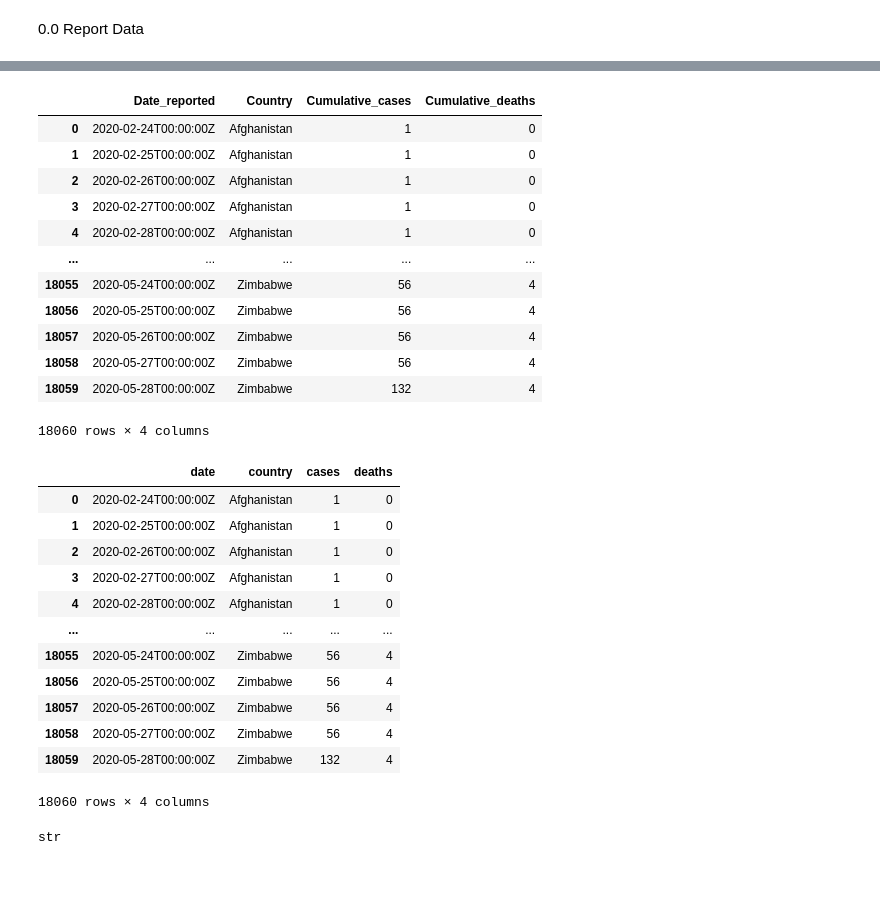
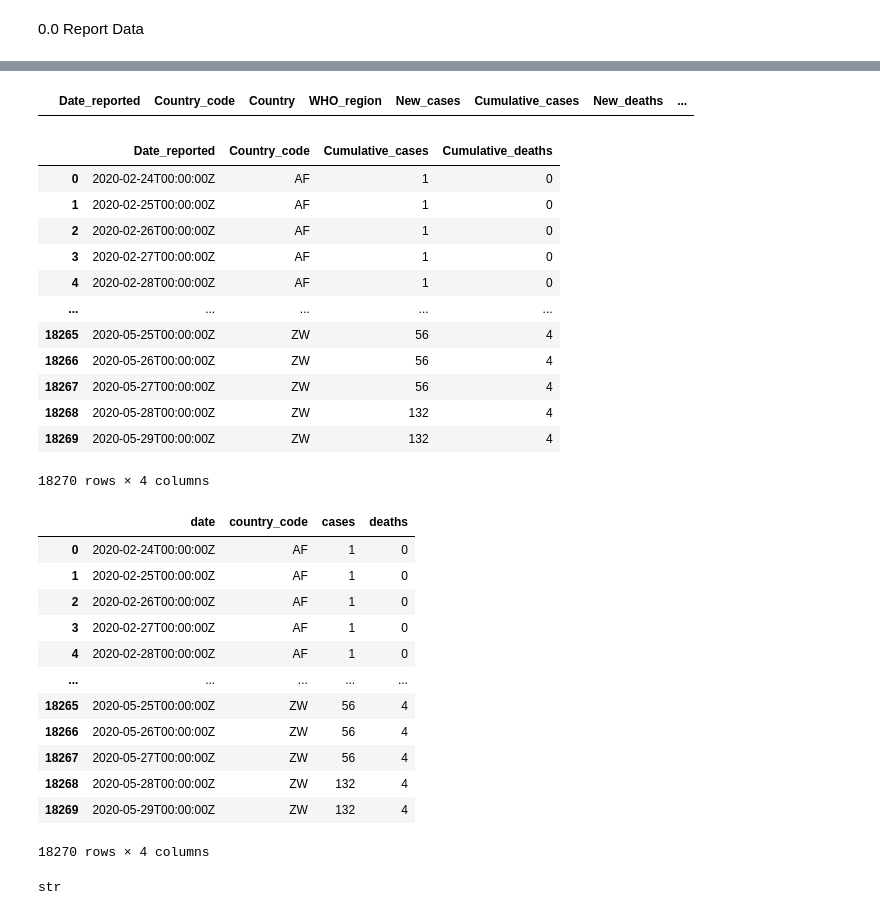
Before and after one commit to cybergis/wherecovid19_webapp, a Jupyter notebook: preprocessing/worldwide/world_layer_usingCountryID.ipynb, the cells around one changed output, grey strips where cells are left out. Cells and saved outputs as stored; diff of their text form; code cells hidden in the pictures; blank space fills up the shorter version.

```diff
--- a/preprocessing/worldwide/world_layer_usingCountryID.ipynb
+++ b/preprocessing/worldwide/world_layer_usingCountryID.ipynb
@@ -28,0 +37,3 @@ df_world_original
+# %%
+df_world_original.loc[df_world_original['Country']=='Namibia','Country_code'] = 'NA'
+df_world_original[df_world_original['Country']=='Namibia']
@@ -29,38 +54,42 @@ df_world_original
+# %%
+df_world_original[df_world_original['Country_code'].isna()==True]
+# %% [output]
+|  | Date_reported | Country_code | Country | WHO_region | New_cases | Cumulative_cases | New_deaths | ... |
 # %%
-df_world_original = df_world_original.drop(columns=['Country_code','WHO_region','New_cases','New_deaths'])
+df_world_original = df_world_original.drop(columns=['Country','WHO_region','New_cases','New_deaths'])
 df_world_original
 # %% [output]
-|  | Date_reported | Country | Cumulative_cases | Cumulative_deaths |
-| 0 | 2020-02-24T00:00:00Z | Afghanistan | 1 | 0 |
-| 1 | 2020-02-25T00:00:00Z | Afghanistan | 1 | 0 |
-| 2 | 2020-02-26T00:00:00Z | Afghanistan | 1 | 0 |
-| 3 | 2020-02-27T00:00:00Z | Afghanistan | 1 | 0 |
-| 4 | 2020-02-28T00:00:00Z | Afghanistan | 1 | 0 |
+|  | Date_reported | Country_code | Cumulative_cases | Cumulative_deaths |
+| 0 | 2020-02-24T00:00:00Z | AF | 1 | 0 |
+| 1 | 2020-02-25T00:00:00Z | AF | 1 | 0 |
+| 2 | 2020-02-26T00:00:00Z | AF | 1 | 0 |
+| 3 | 2020-02-27T00:00:00Z | AF | 1 | 0 |
+| 4 | 2020-02-28T00:00:00Z | AF | 1 | 0 |
 | ... | ... | ... | ... | ... |
-| 18055 | 2020-05-24T00:00:00Z | Zimbabwe | 56 | 4 |
-| 18056 | 2020-05-25T00:00:00Z | Zimbabwe | 56 | 4 |
-| 18057 | 2020-05-26T00:00:00Z | Zimbabwe | 56 | 4 |
-| 18058 | 2020-05-27T00:00:00Z | Zimbabwe | 56 | 4 |
-| 18059 | 2020-05-28T00:00:00Z | Zimbabwe | 132 | 4 |
+| 18265 | 2020-05-25T00:00:00Z | ZW | 56 | 4 |
+| 18266 | 2020-05-26T00:00:00Z | ZW | 56 | 4 |
+| 18267 | 2020-05-27T00:00:00Z | ZW | 56 | 4 |
+| 18268 | 2020-05-28T00:00:00Z | ZW | 132 | 4 |
+| 18269 | 2020-05-29T00:00:00Z | ZW | 132 | 4 |
-18060 rows × 4 columns
+18270 rows × 4 columns
 # %%
-df_world_original = df_world_original.rename(columns={"Date_reported": "date", "Country": "country",
+df_world_original = df_world_original.rename(columns={"Date_reported": "date", "Country_code": "country_code",
                                                       "Cumulative_cases": "cases", "Cumulative_deaths": "deaths"})
 df_world_original
 # %% [output]
-|  | date | country | cases | deaths |
-| 0 | 2020-02-24T00:00:00Z | Afghanistan | 1 | 0 |
-| 1 | 2020-02-25T00:00:00Z | Afghanistan | 1 | 0 |
-| 2 | 2020-02-26T00:00:00Z | Afghanistan | 1 | 0 |
-| 3 | 2020-02-27T00:00:00Z | Afghanistan | 1 | 0 |
-| 4 | 2020-02-28T00:00:00Z | Afghanistan | 1 | 0 |
+|  | date | country_code | cases | deaths |
+| 0 | 2020-02-24T00:00:00Z | AF | 1 | 0 |
+| 1 | 2020-02-25T00:00:00Z | AF | 1 | 0 |
+| 2 | 2020-02-26T00:00:00Z | AF | 1 | 0 |
+| 3 | 2020-02-27T00:00:00Z | AF | 1 | 0 |
+| 4 | 2020-02-28T00:00:00Z | AF | 1 | 0 |
 | ... | ... | ... | ... | ... |
-| 18055 | 2020-05-24T00:00:00Z | Zimbabwe | 56 | 4 |
-| 18056 | 2020-05-25T00:00:00Z | Zimbabwe | 56 | 4 |
-| 18057 | 2020-05-26T00:00:00Z | Zimbabwe | 56 | 4 |
-| 18058 | 2020-05-27T00:00:00Z | Zimbabwe | 56 | 4 |
-| 18059 | 2020-05-28T00:00:00Z | Zimbabwe | 132 | 4 |
+| 18265 | 2020-05-25T00:00:00Z | ZW | 56 | 4 |
+| 18266 | 2020-05-26T00:00:00Z | ZW | 56 | 4 |
+| 18267 | 2020-05-27T00:00:00Z | ZW | 56 | 4 |
+| 18268 | 2020-05-28T00:00:00Z | ZW | 132 | 4 |
+| 18269 | 2020-05-29T00:00:00Z | ZW | 132 | 4 |
-18060 rows × 4 columns
+18270 rows × 4 columns
 # %%
 type(df_world_original.loc[0,'date'])
 # %% [output]
```
Also changed, not shown: parts of 47 cells of this notebook, 13 other files.
